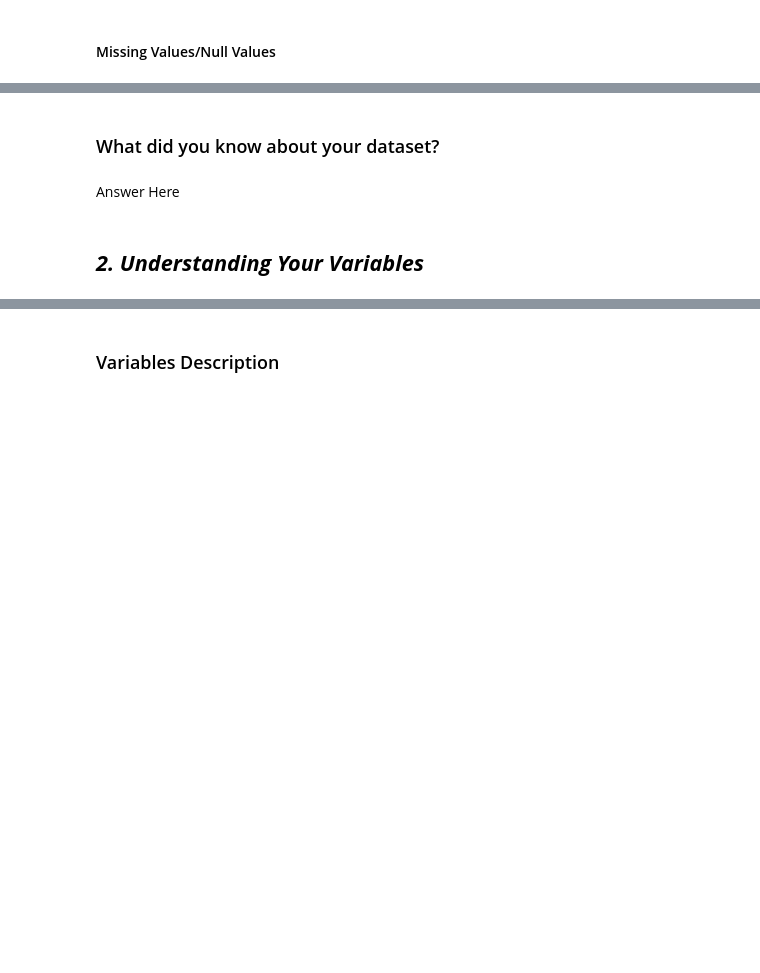
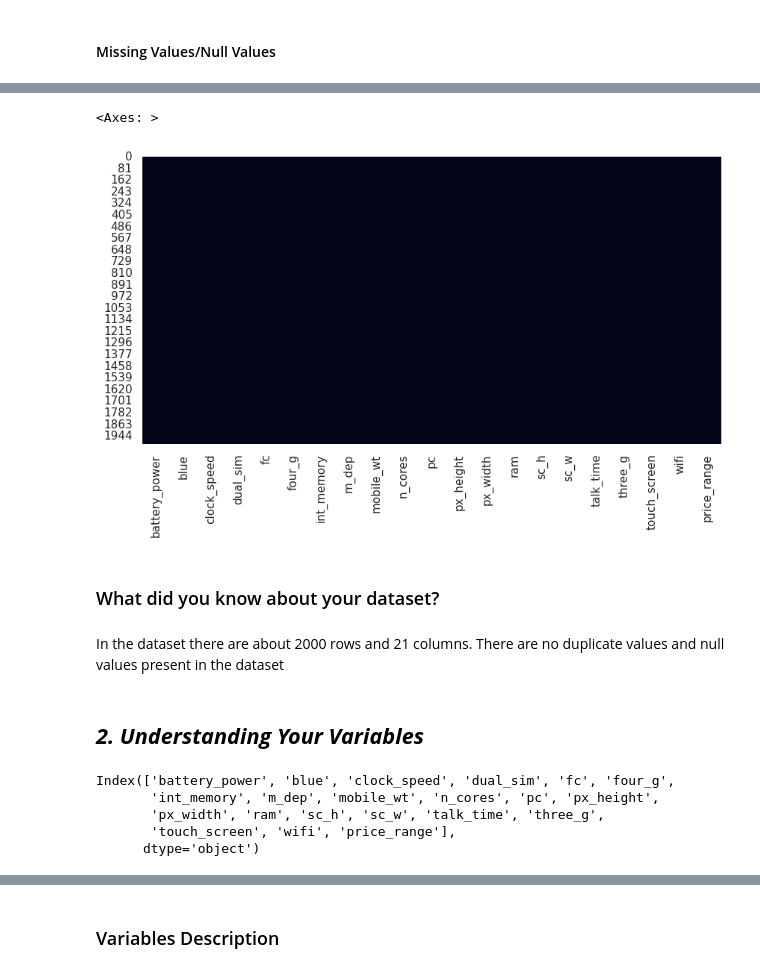
Before and after one commit to ash260498/-Datascience, a Jupyter notebook: Mobile_Price_range_prediction_Aswathi.ipynb, the cells around one changed output, grey strips where cells are left out. Drawn from its saved outputs; the diff is of its cells as text; code cells hidden in the pictures; blank space fills up the shorter version.

```diff
--- a/Mobile_Price_range_prediction_Aswathi.ipynb
+++ b/Mobile_Price_range_prediction_Aswathi.ipynb
@@ -85,3 +108,6 @@ M - Multivariate Analysis
+# %%
+# Load Dataset
+df = pd.read_csv('/content/drive/MyDrive/AlmaBetter/Classification/data_mobile_price_range.csv')
 # %% [markdown]
 ### Dataset First View
 # %%
@@ -105,12 +186,24 @@ M - Multivariate Analysis
 # %%
 # Visualizing the missing values
+plt.figure(figsize=(10,5))
+sns.heatmap(df.isnull(), cbar=False)
+# %% [output]
+<Axes: >
+[figure, added]
 # %% [markdown]
 ### What did you know about your dataset?
-# %% [markdown]
-Answer Here
+# %% [markdown]
+In the dataset there are about 2000 rows and  21 columns. There are no duplicate values and null values present in the dataset
 # %% [markdown]
 ## ***2. Understanding Your Variables***
 # %%
 # Dataset Columns
+df.columns
+# %% [output]
+Index(['battery_power', 'blue', 'clock_speed', 'dual_sim', 'fc', 'four_g',
+       'int_memory', 'm_dep', 'mobile_wt', 'n_cores', 'pc', 'px_height',
+       'px_width', 'ram', 'sc_h', 'sc_w', 'talk_time', 'three_g',
+       'touch_screen', 'wifi', 'price_range'],
+      dtype='object')
 # %%
 # Dataset Describe
```
Also changed, not shown: parts of 79 cells of this notebook.
